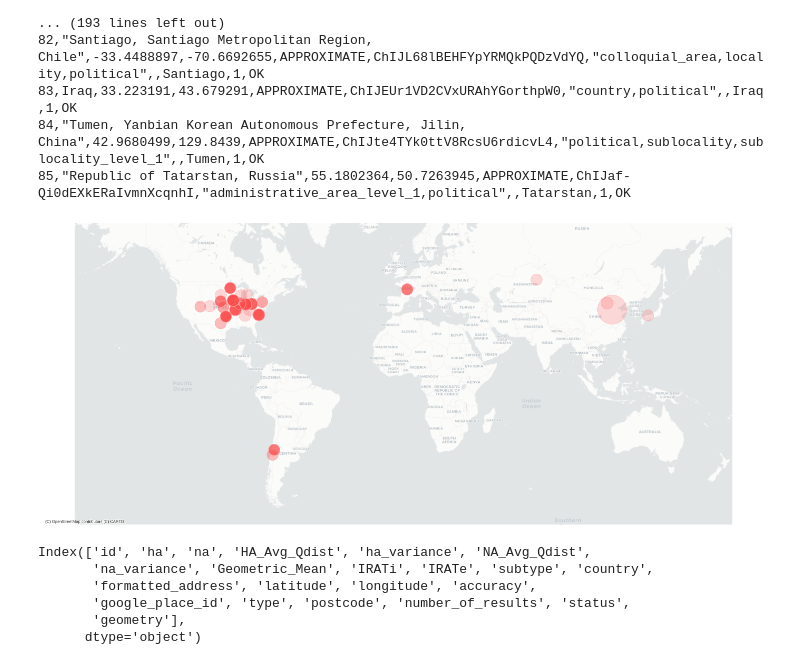
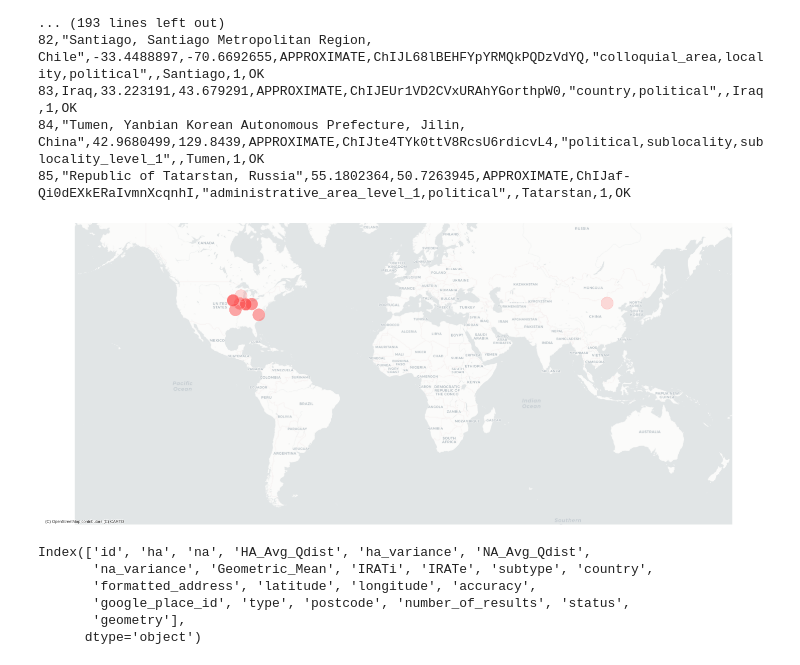
Before and after one commit to zeroknowledgediscovery/emergenet, a Jupyter notebook: irat_qnet/preddata/georisk.ipynb, the cells around one changed output. Saved outputs shown, nothing was run; the diff lists cells and outputs as text; code cells hidden in the pictures.

```diff
--- a/irat_qnet/preddata/georisk.ipynb
+++ b/irat_qnet/preddata/georisk.ipynb
@@ -252,41 +252,41 @@ plt.style.use('dark_background')
 plt.style.use('seaborn-whitegrid')
 df1__ = df1.to_crs(epsg=3857) # reproject it in Web mercator
 ax1 = df1__.plot(figsize=(20,20), alpha=.05, edgecolor='w')
-variable='IRATe'
+variable='IRATi'
 #cmap='gnuplot2'
 #cmap='viridis'
 #cmap=plt.get_cmap('cool')
 VMIN=geo_DF__.IRATe.min()
 VMAX=geo_DF__.IRATe.max()
 
-geo_DF___=geo_DF__[geo_DF__.IRATe>6.6]
-geo_DF____=geo_DF__[geo_DF__.IRATe<=6.6]
+geo_DF___=geo_DF__[geo_DF__.IRATe>6.7]
+geo_DF____=geo_DF__[geo_DF__.IRATe<=6.7]
 
 
 ALPHA=1
 #plotRisk(geo_DF____,ax=ax1,cmap=cmap,markersize=.4,ALPHA=ALPHA,
 #         markeredgecolor='#ffaaaa',VMIN=geo_DF__.IRATe.min(),
 #         VMAX=geo_DF__.IRATe.max())
 #plotRisk(geo_DF___,ax=ax1,cmap=cmap,markersize=1.5,ALPHA=ALPHA,
 #         markeredgecolor='#ffaaaa',variable='IRATe',VMIN=geo_DF__.IRATe.min(),
 #         VMAX=geo_DF__.IRATe.max())
 plotRisk(geo_DF___,ax=ax1,cmap=cmap,markersize=1.5,ALPHA=ALPHA,
          markeredgecolor='#ffaaaa',variable='IRATi',VMIN=geo_DF__.IRATi.min(),
          VMAX=geo_DF__.IRATi.max())
 
 
 #ctx.add_basemap(ax1,source=ctx.providers.Stamen.TonerLite,alpha=1)
 ctx.add_basemap(ax1,source=ctx.providers.CartoDB.Positron,alpha=.7)
 #ctx.add_basemap(ax1,source=ctx.providers.Stamen.Toner)
 #ctx.add_basemap(ax1,source=ctx.providers.Stamen.Watercolor,alpha=.5)
 #ctx.add_basemap(ax1,source=ctx.providers.NASAGIBS.ViirsEarthAtNight2012,alpha=1)
 #ax1.set_ylim(-.92e7,None)
 ax1.set_ylim(-.85e7,.985e7)
 ax1.set_axis_off()
 #saveFIG(filename='bionorad_black.png')
 saveFIG(filename='../../tex/overleaf/Figures/bionorad_wcol.png')
 # %% [output]
-[figure, old version]
+[figure, new version]
 # %%
 geo_DF__.columns
 # %% [output]
```
